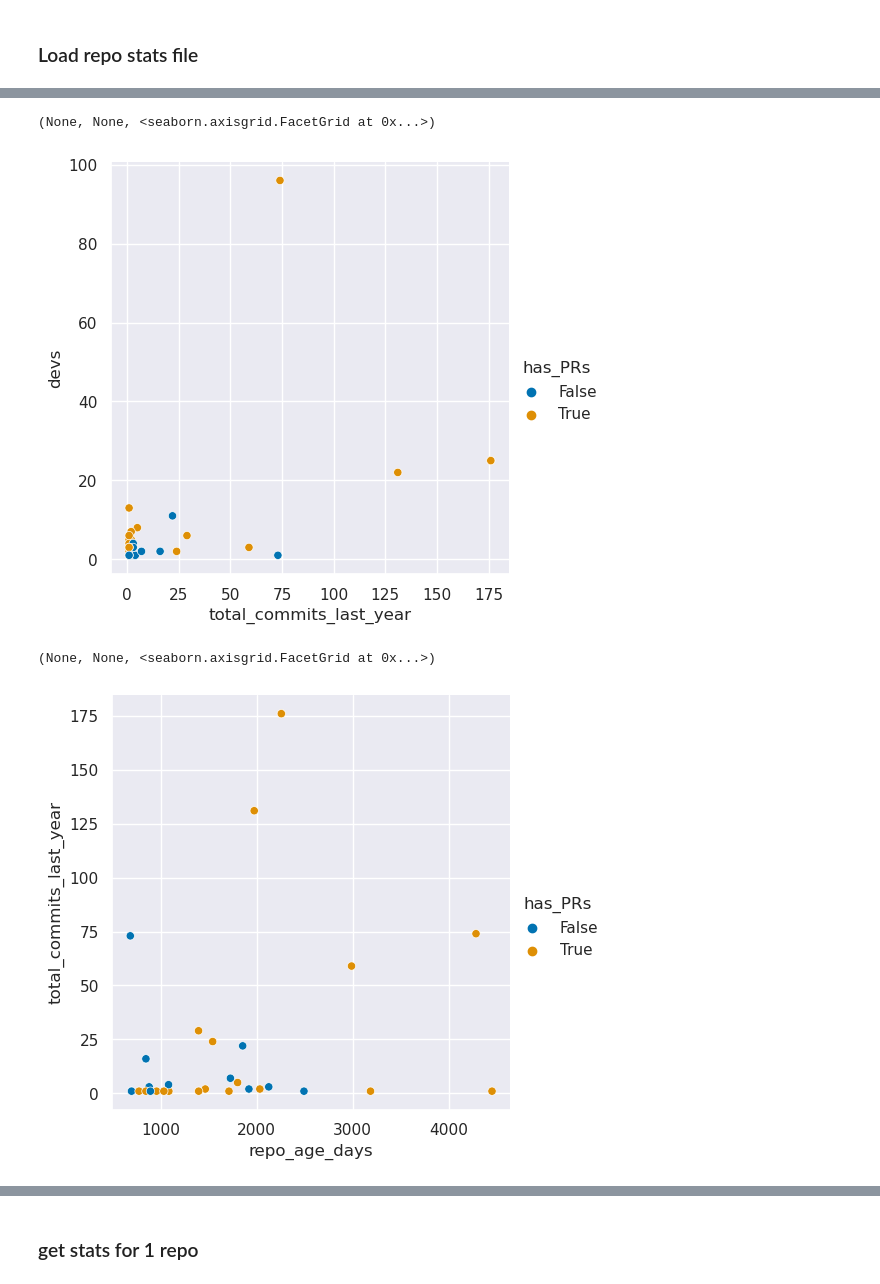
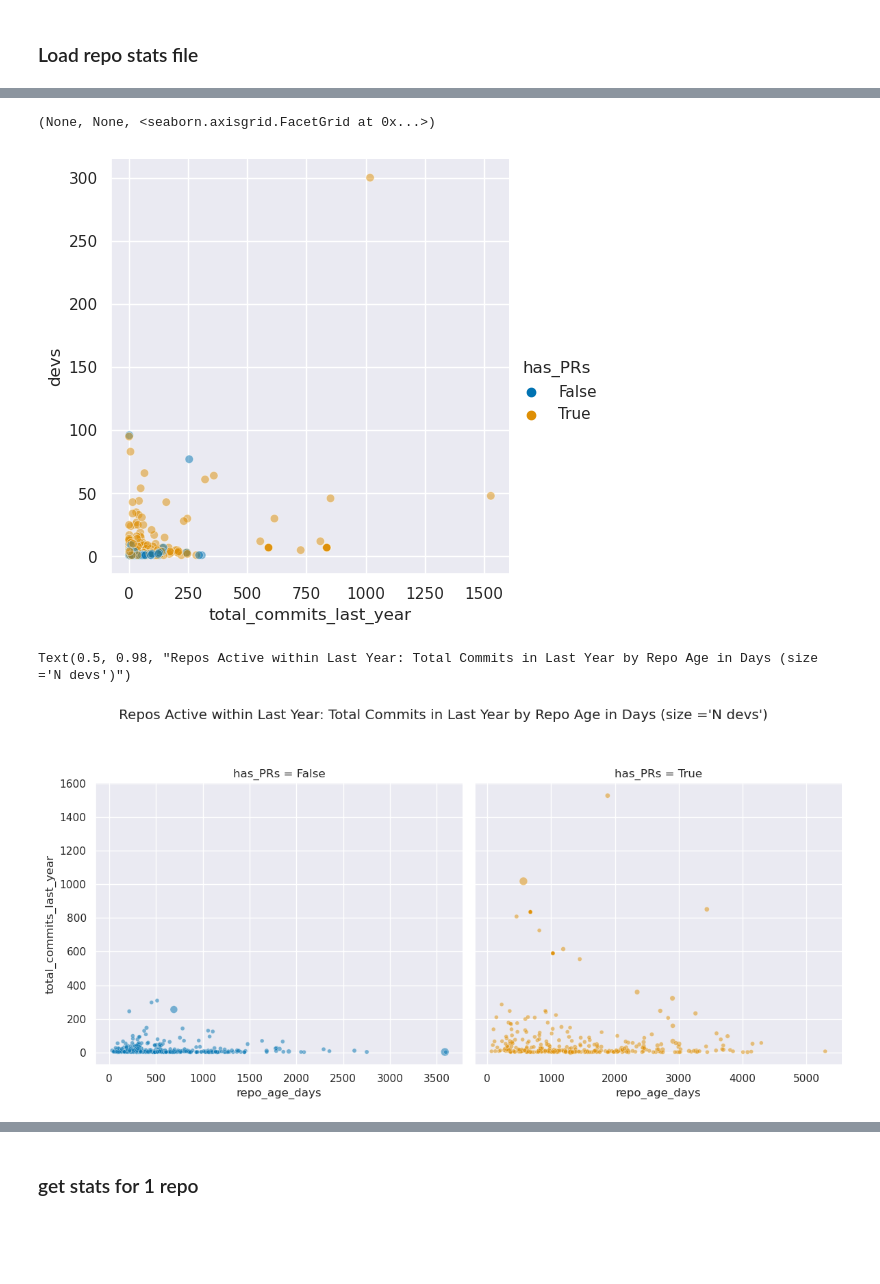
Before and after one commit to FlicAnderson/RSE-personas, a Jupyter notebook: githubanalysis/notebooks/Dev_Assignment.ipynb, the cells around one changed output, grey strips where cells are left out. Drawn from its saved outputs; the diff is of its cells as text; code cells hidden in the pictures; blank space fills up the shorter version.

Commit message:
add some plotting including facet plots

```diff
--- a/githubanalysis/notebooks/Dev_Assignment.ipynb
+++ b/githubanalysis/notebooks/Dev_Assignment.ipynb
@@ -41,6 +41,6 @@ headers = {f"Authorization: Bearer {gh_token}"}
 # %% [markdown]
 ### Load repo stats file
 # %%
-total_stats = pd.read_csv("../../data/gh_stats_2024-02-08.csv", header=0)
+total_stats = pd.read_csv("../../data/gh_stats_2024-02-08_eidf.csv", header=0)
 print(total_stats.head)
 # %% [output]
@@ -134,7 +110,7 @@ Name: closed_tickets, dtype: int64
  sns.set_palette('colorblind'),
  #plt.subplots(figsize=(8,8)),
  sns.relplot(
-     data=total_stats_200s, x='repo_age_days', y='devs'
+     data=total_stats_200s, x='repo_age_days', y='devs', alpha=0.5
  ),
  #plt.xscale('log'),
  #plt.yscale('log')
@@ -174,25 +150,24 @@ print(active_repos)
  sns.set_palette('colorblind'),
  #plt.subplots(figsize=(8,8)),
  sns.relplot(
-     data=active_repos, x='total_commits_last_year', y='devs', hue='has_PRs'
+     data=active_repos, x='total_commits_last_year', y='devs', hue='has_PRs', alpha=0.5
  ),
  #plt.xscale('log'),
  #plt.yscale('log')
 )
 # %% [output]
 (None, None, <seaborn.axisgrid.FacetGrid at 0x...>)
-[figure, old version]
+[figure, new version]
 # %%
 # plot setup
-(sns.set_theme(),
- sns.set_palette('colorblind'),
- #plt.subplots(figsize=(8,8)),
- sns.relplot(
-     data=active_repos, x='repo_age_days', y='total_commits_last_year', hue='has_PRs'
- ),
- #plt.xscale('log'),
- #plt.yscale('log')
-)
+sns.set_theme()
+sns.set_palette('colorblind')
+
+g = sns.FacetGrid(active_repos, hue='has_PRs', col='has_PRs', margin_titles=True, height=6, sharey=True, sharex=False)
+rp = g.map_dataframe(sns.scatterplot, x='repo_age_days', y='total_commits_last_year', size='devs', alpha=0.5)
+rp.fig.subplots_adjust(top=0.80) # adjust the Figure in rp
+#rp.fig.subplot.scale(y='log')
+rp.fig.suptitle("Repos Active within Last Year: Total Commits in Last Year by Repo Age in Days (size ='N devs')")
 # %% [output]
-(None, None, <seaborn.axisgrid.FacetGrid at 0x...>)
+Text(0.5, 0.98, "Repos Active within Last Year: Total Commits in Last Year by Repo Age in Days (size ='N devs')")
-[figure, old version]
+[figure, new version]
```
Also changed, not shown: parts of 17 cells of this notebook.
